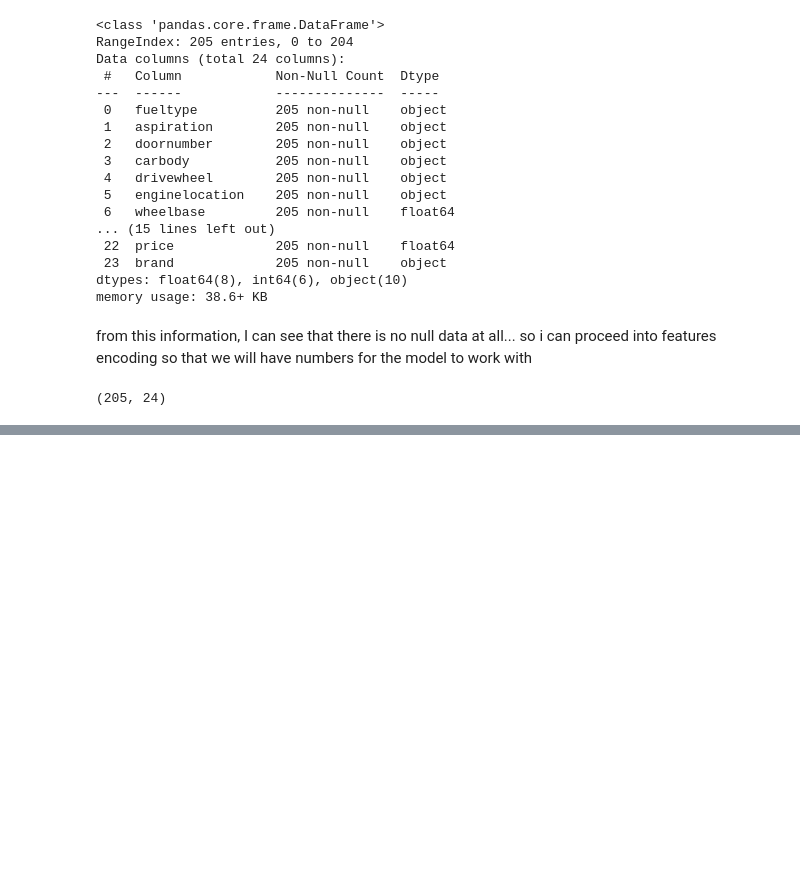
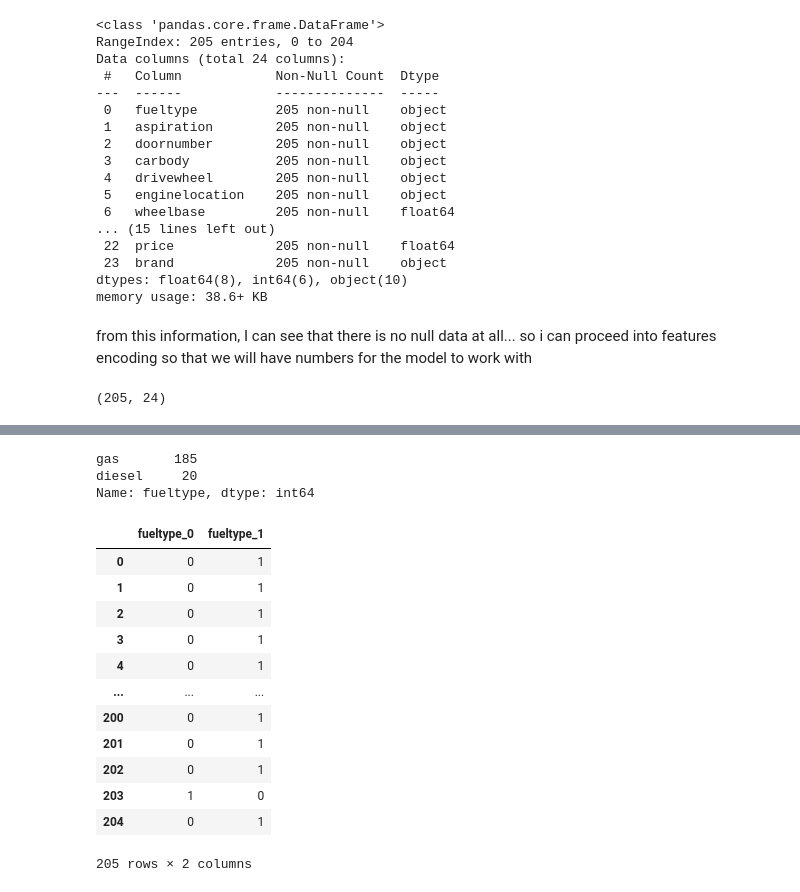
Before and after one commit to Emmanuel-Begati/Machine-Learning-and-AI, a Jupyter notebook: Car_Price_Prediction.ipynb, the cells around one changed output, grey strips where cells are left out. Saved outputs shown, nothing was run; the diff lists cells and outputs as text; code cells hidden in the pictures; blank space fills up the shorter version.

Commit message:
Binary encoding, fueltype

```diff
--- a/Car_Price_Prediction.ipynb
+++ b/Car_Price_Prediction.ipynb
@@ -201,0 +216,28 @@ Name: fueltype, dtype: int64
+# %%
+df.fueltype.value_counts()
+# %% [output]
+gas       185
+diesel     20
+Name: fueltype, dtype: int64
+# %%
+to_encode_fueltype = pd.DataFrame(df['fueltype'])
+binary_encoder = BinaryEncoder()
+#we are using binary encoder because we see that gas has a lot more values
+#than diesel. Binary encoder is a lot more effecient to use in such cases than One Hot encoder
+# %%
+binary_encoder.fit(to_encode_fueltype)
+binary_encoder.transform(to_encode_fueltype)
+# %% [output]
+|  | fueltype_0 | fueltype_1 |
+| 0 | 0 | 1 |
+| 1 | 0 | 1 |
+| 2 | 0 | 1 |
+| 3 | 0 | 1 |
+| 4 | 0 | 1 |
+| ... | ... | ... |
+| 200 | 0 | 1 |
+| 201 | 0 | 1 |
+| 202 | 0 | 1 |
+| 203 | 1 | 0 |
+| 204 | 0 | 1 |
+205 rows × 2 columns
```
Also changed, not shown: parts of 20 cells of this notebook.
